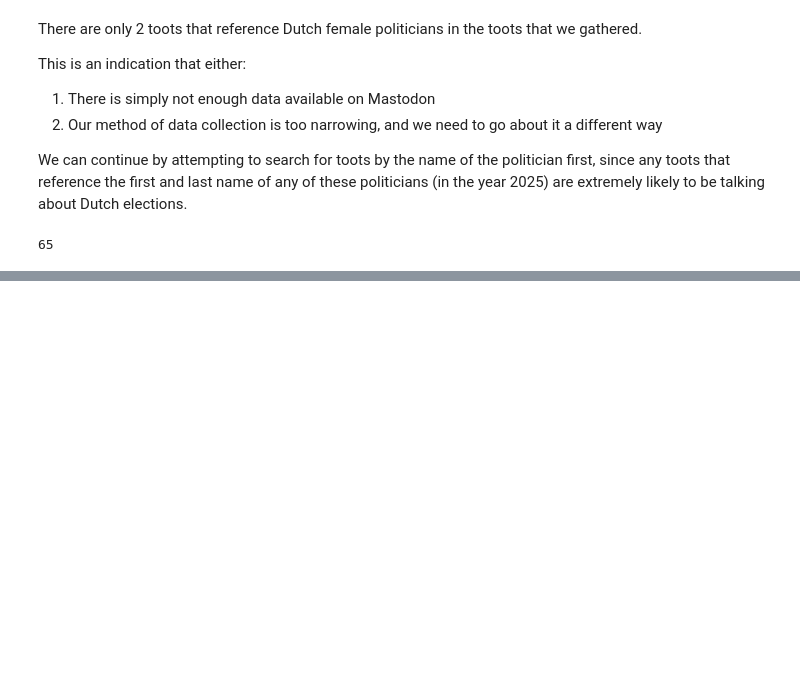
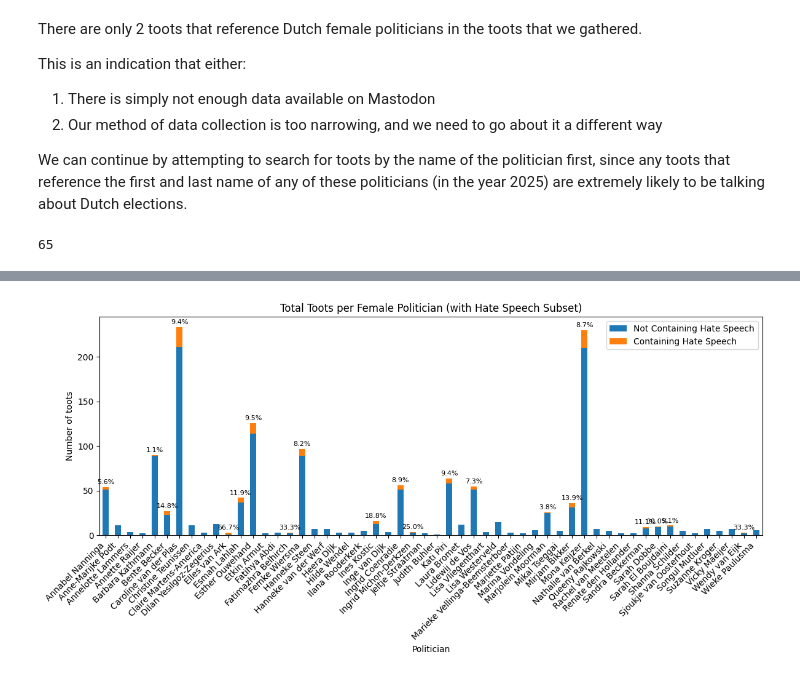
Before and after one commit to moriahowens/SocialWebProject, a Jupyter notebook: SWProj.ipynb, the cells around one changed output, grey strips where cells are left out. Cells and saved outputs as stored; diff of their text form; code cells hidden in the pictures; blank space fills up the shorter version.

```diff
--- a/SWProj.ipynb
+++ b/SWProj.ipynb
@@ -270,0 +668,9 @@ print(len(female_pol_firstlast))
+# %%
+dataframe = pd.DataFrame(name_toots)
+
+agg = dataframe.groupby("politician").agg(
+    total_toots = ("text", "count"),
+    hate_toots  = ("hate_speech", "sum")
+)
+
+agg["non_hate_toots"] = agg["total_toots"] - agg["hate_toots"]
@@ -270,0 +701,31 @@ print(len(female_pol_firstlast))
+# %%
+ax = agg[["non_hate_toots", "hate_toots"]].plot(
+    kind="bar",
+    stacked=True,
+    figsize=(12, 6)
+)
+
+ax.legend(["Not Containing Hate Speech", "Containing Hate Speech"])
+
+# Percentage labels above each bar
+for i, (non_hate, hate) in enumerate(zip(agg['non_hate_toots'], agg['hate_toots'])):
+    total = non_hate + hate
+    if total > 0:
+        pct = hate / total * 100
+        if pct > 0.0:
+            ax.text(
+                i,
+                total + 2,
+                f"{pct:.1f}%",
+                ha='center', va='bottom', fontsize=8, rotation=0
+            )
+
+ax.set_xlabel("Politician")
+ax.set_ylabel("Number of toots")
+ax.set_title("Total Toots per Female Politician (with Hate Speech Subset)")
+plt.xticks(rotation=45, ha="right")
+
+plt.tight_layout()
+plt.show()
+# %% [output]
+[figure, added]
```
Also changed, not shown: parts of 17 cells of this notebook, 8 other files.
